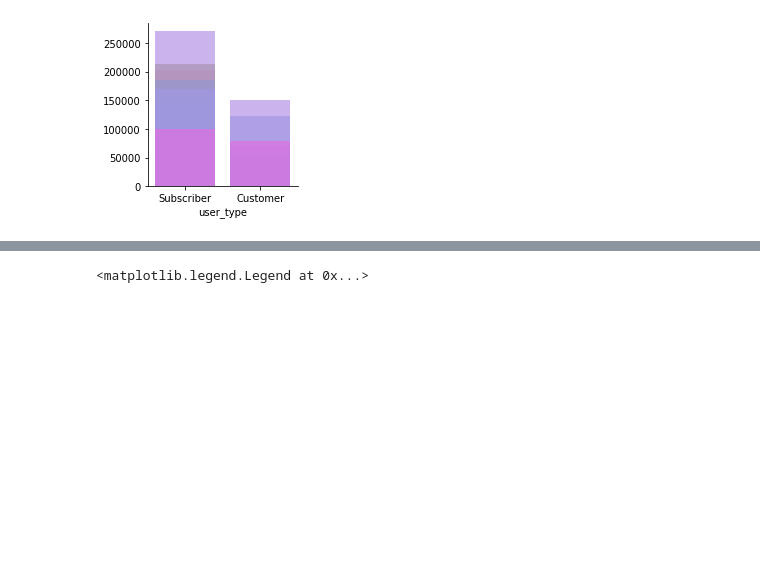
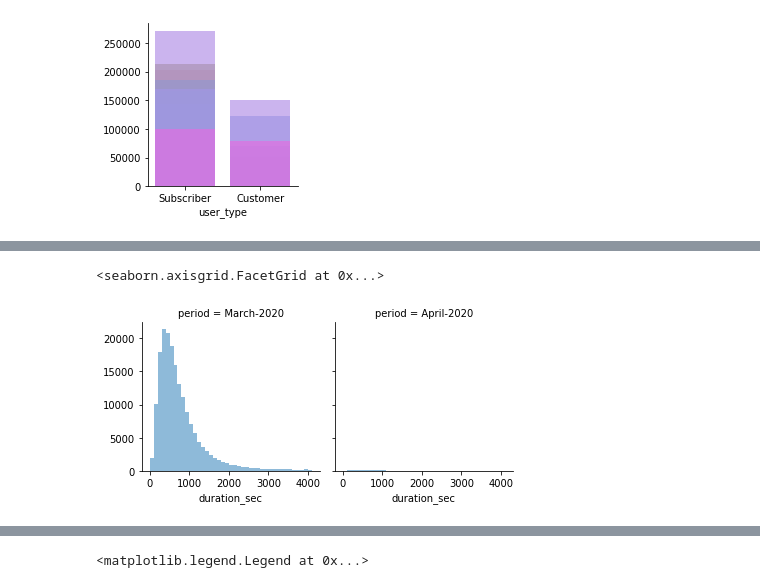
Before and after one commit to miniermatar/udacity_project_7_baywheels, a Jupyter notebook: exploration_template.ipynb, the cells around one changed output, grey strips where cells are left out. Saved outputs shown, nothing was run; the diff lists cells and outputs as text; code cells hidden in the pictures; blank space fills up the shorter version.

```diff
--- a/exploration_template.ipynb
+++ b/exploration_template.ipynb
@@ -363,0 +369,7 @@ g.map(plt.hist,'duration_sec',bins=bin_edges)
+# %%
+#subset = df_clean[(df_clean['period']=='March-2020') | (df_clean['period']=='April-2020')].copy()
+g = sns.FacetGrid(data = subset, col= 'period' )
+g.map(plt.hist,'duration_sec', bins=bin_edges,alpha=0.5)
+# %% [output]
+<seaborn.axisgrid.FacetGrid at 0x...>
+[figure, added]
```
Also changed, not shown: parts of 25 cells of this notebook.
